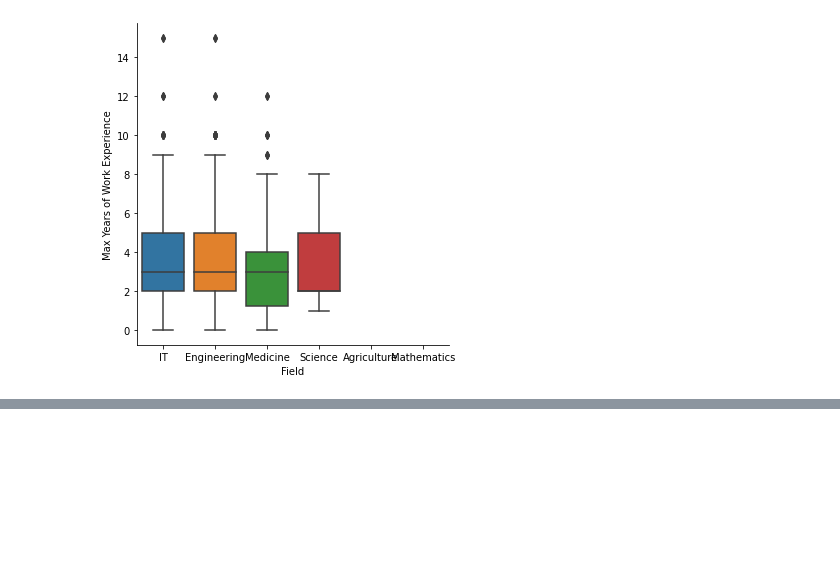
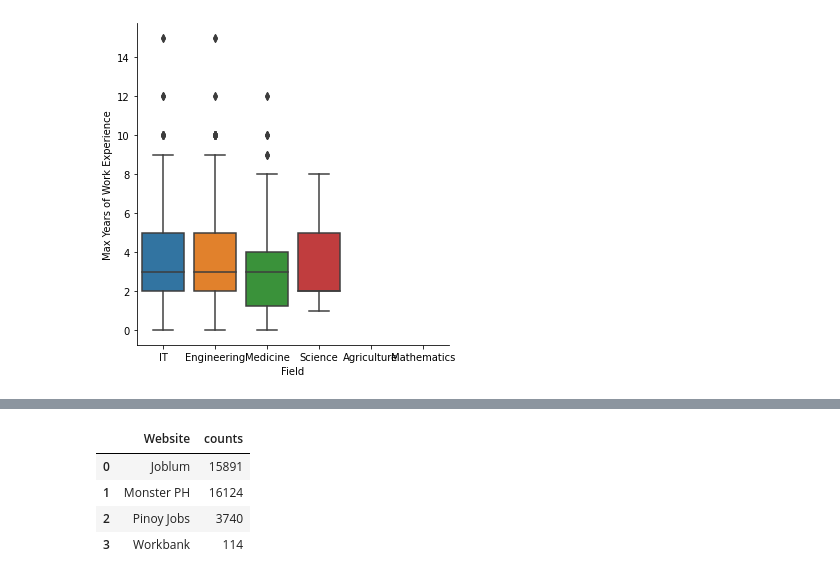
Before and after one commit to mcbsanchez/Trifacta-DATAPRE, a Jupyter notebook: MCO1/Trifacta_Jobs_Compiled.ipynb, the cells around one changed output, grey strips where cells are left out. Saved outputs shown, nothing was run; the diff lists cells and outputs as text; code cells hidden in the pictures; blank space fills up the shorter version.

```diff
--- a/MCO1/Trifacta_Jobs_Compiled.ipynb
+++ b/MCO1/Trifacta_Jobs_Compiled.ipynb
@@ -5695,0 +5696,8 @@ JOBS_COMPILED_DF_MinY_plot = sns.catplot(x = "Field",y="Min Years of Work Experi
+# %%
+JOBS_GB_WEBSITE
+# %% [output]
+|  | Website | counts |
+| 0 | Joblum | 15891 |
+| 1 | Monster PH | 16124 |
+| 2 | Pinoy Jobs | 3740 |
+| 3 | Workbank | 114 |
```
Also changed, not shown: parts of 6 cells of this notebook.
